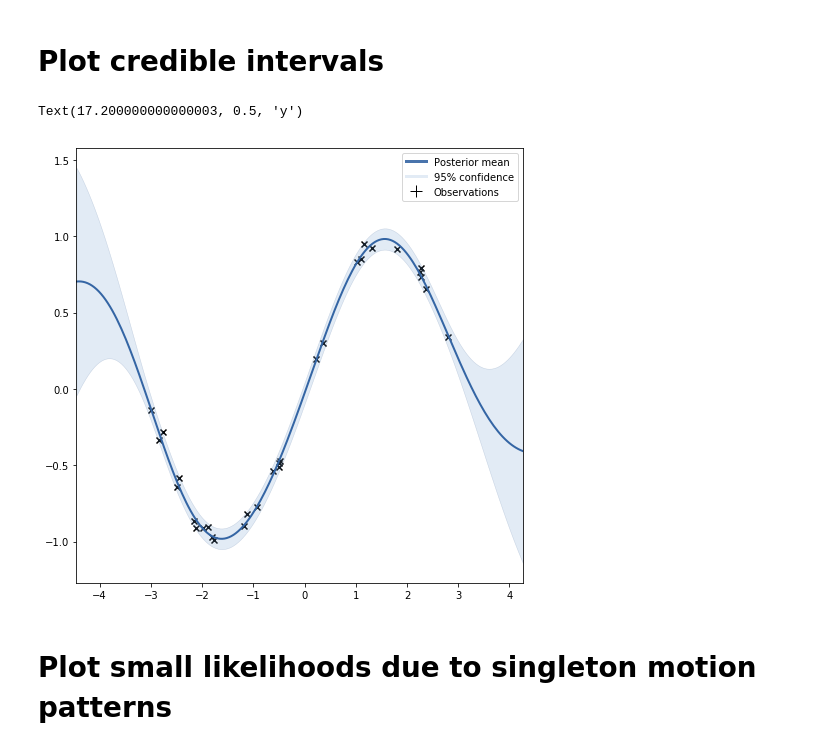
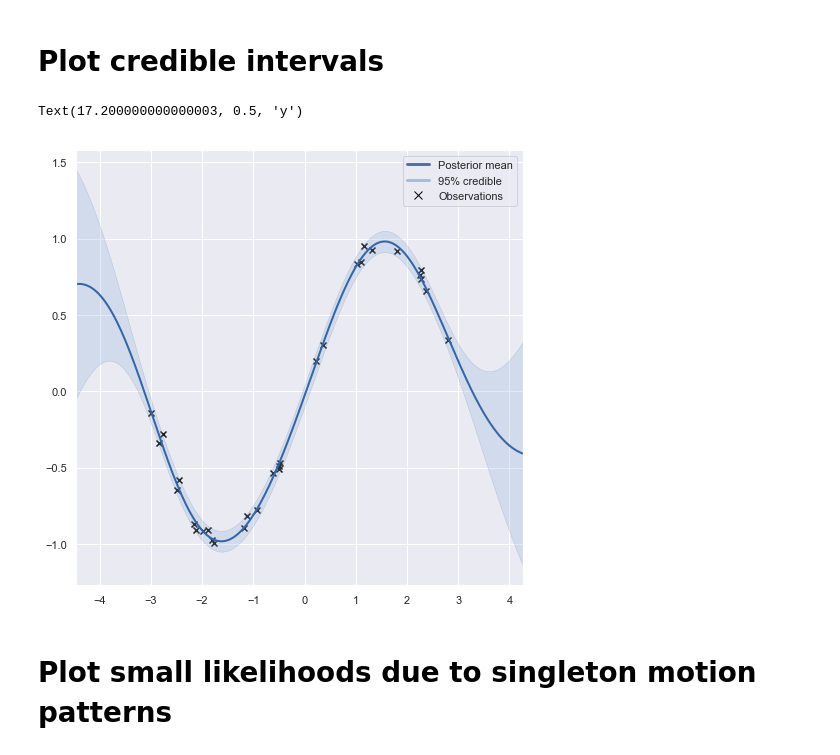
Before and after one commit to SebastianCallh/master-thesis, a Jupyter notebook: model/plotting.ipynb, the cells around one changed output. Saved outputs shown, nothing was run; the diff lists cells and outputs as text; code cells hidden in the pictures.

```diff
--- a/model/plotting.ipynb
+++ b/model/plotting.ipynb
@@ -108,41 +108,43 @@ import numpy as np
 from IPython.display import display
 from plotting import plot_grid
 np.random.seed(1)
+
+sns.set(style="darkgrid")
 
 X = np.random.uniform(-3.,3.,(30,1))
 Y = np.sin(X) + np.random.randn(30,1)*0.05
 kernel = GPy.kern.RBF(input_dim=1, variance=2., lengthscale=1.)
 m = GPy.models.GPRegression(X,Y,kernel)
 fig, ax = plot_grid(
     1, 1
 )
 
 m.likelihood.variance = 0.001
 m.likelihood.variance.fix()
 m.optimize()
 m.plot(ax=ax, legend=False)
 import matplotlib.patches as mpatches
 import matplotlib.pyplot as plt
 
 #x = mpatches.Patch(color='black', label='Data')
 #x2 = mpatches.Patch(color='blue', label='Mean')
 #plt.legend(handles=[x,x2])
 
 from matplotlib.lines import Line2D
 
 lines = [
     Line2D([0], [0], color='#4974AC', linewidth=3, linestyle='-'),
-    Line2D([0], [0], color='#E2EBF5', linewidth=3, linestyle='-'),
-    Line2D([0], [0], color='black', linewidth=0, markersize=12, marker='+')
+    Line2D([0], [0], color='#ABBCD3', linewidth=3, linestyle='-'),
+    Line2D([], [], color='black', linewidth=0, markersize=8, marker='x')
 ]
 labels = ['Posterior mean', '95% credible', 'Observations']
 ax.legend(lines, labels)
 
 axs.set_xlabel('x')
 axs.set_ylabel('y')
 # %% [output]
 Text(17.200000000000003, 0.5, 'y')
-[figure, old version]
+[figure, new version]
 # %% [markdown]
 # Plot small likelihoods due to singleton motion patterns
 # %%
```
Also changed, not shown: parts of 1 cell of this notebook, 7 other files.
